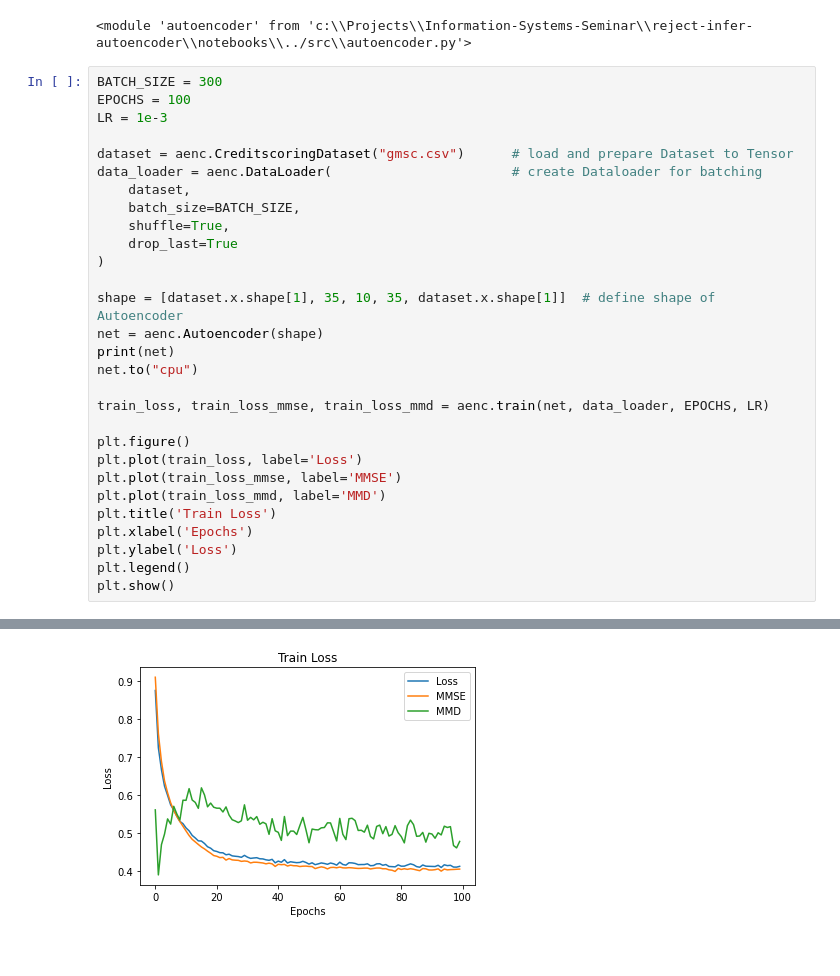
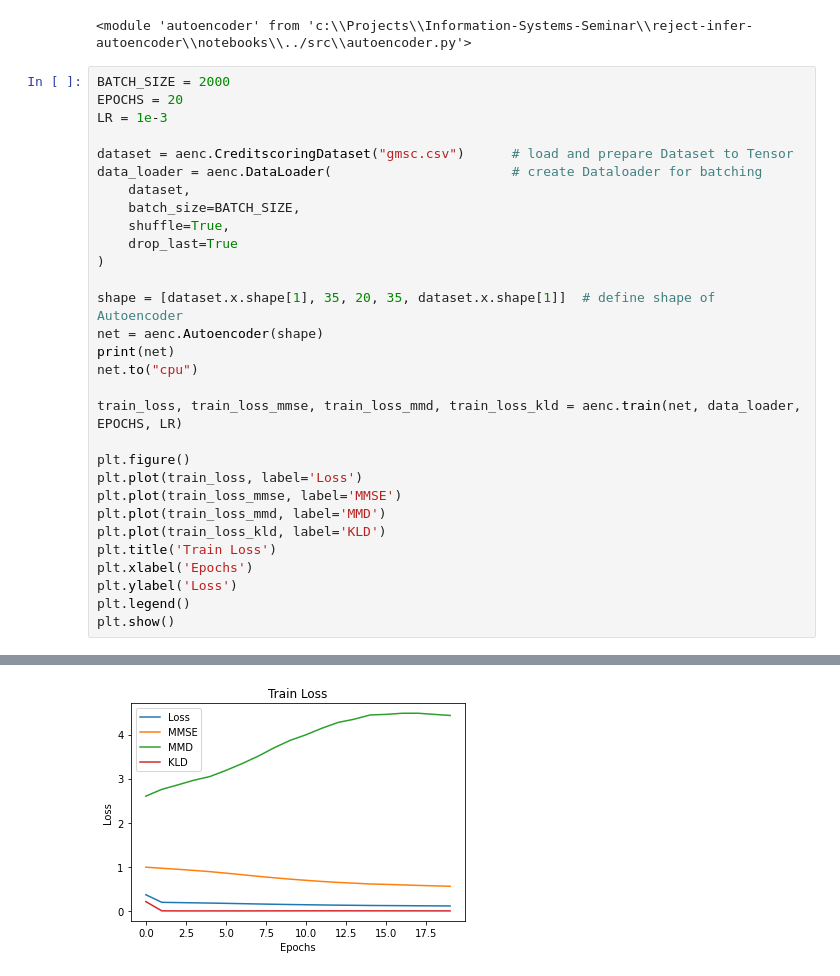
Before and after one commit to lukasvoege/reject-infer-autoencoder, a Jupyter notebook: notebooks/playground.ipynb, the cells around one changed output, grey strips where cells are left out. Cells and saved outputs as stored; diff of their text form.

```diff
--- a/notebooks/playground.ipynb
+++ b/notebooks/playground.ipynb
@@ -90,8 +90,8 @@ importlib.reload(aenc)
 # %% [output]
 <module 'autoencoder' from 'c:\\Projects\\Information-Systems-Seminar\\reject-infer-autoencoder\\notebooks\\../src\\autoencoder.py'>
 # %%
-BATCH_SIZE = 300
-EPOCHS = 100
+BATCH_SIZE = 2000
+EPOCHS = 20
 LR = 1e-3
 
 dataset = aenc.CreditscoringDataset("gmsc.csv")      # load and prepare Dataset to Tensor
@@ -102,17 +102,18 @@ data_loader = aenc.DataLoader(                       # create Dataloader for bat
     drop_last=True
 )
 
-shape = [dataset.x.shape[1], 35, 10, 35, dataset.x.shape[1]]  # define shape of Autoencoder
+shape = [dataset.x.shape[1], 35, 20, 35, dataset.x.shape[1]]  # define shape of Autoencoder
 net = aenc.Autoencoder(shape)
 print(net)
 net.to("cpu")
 
-train_loss, train_loss_mmse, train_loss_mmd = aenc.train(net, data_loader, EPOCHS, LR)
+train_loss, train_loss_mmse, train_loss_mmd, train_loss_kld = aenc.train(net, data_loader, EPOCHS, LR)
 
 plt.figure()
 plt.plot(train_loss, label='Loss')
 plt.plot(train_loss_mmse, label='MMSE')
 plt.plot(train_loss_mmd, label='MMD')
+plt.plot(train_loss_kld, label='KLD')
 plt.title('Train Loss')
 plt.xlabel('Epochs')
 plt.ylabel('Loss')
@@ -139,4 +140,4 @@ Epoch 100 of 100, Train Loss: 0.4115 (MMSE: 0.4042 | MMD: 0.4772)
-[figure, old version]
+[figure, new version]
 # %%
 n_years = 20
 
```
Also changed, not shown: parts of 4 cells of this notebook, 3 other files.
